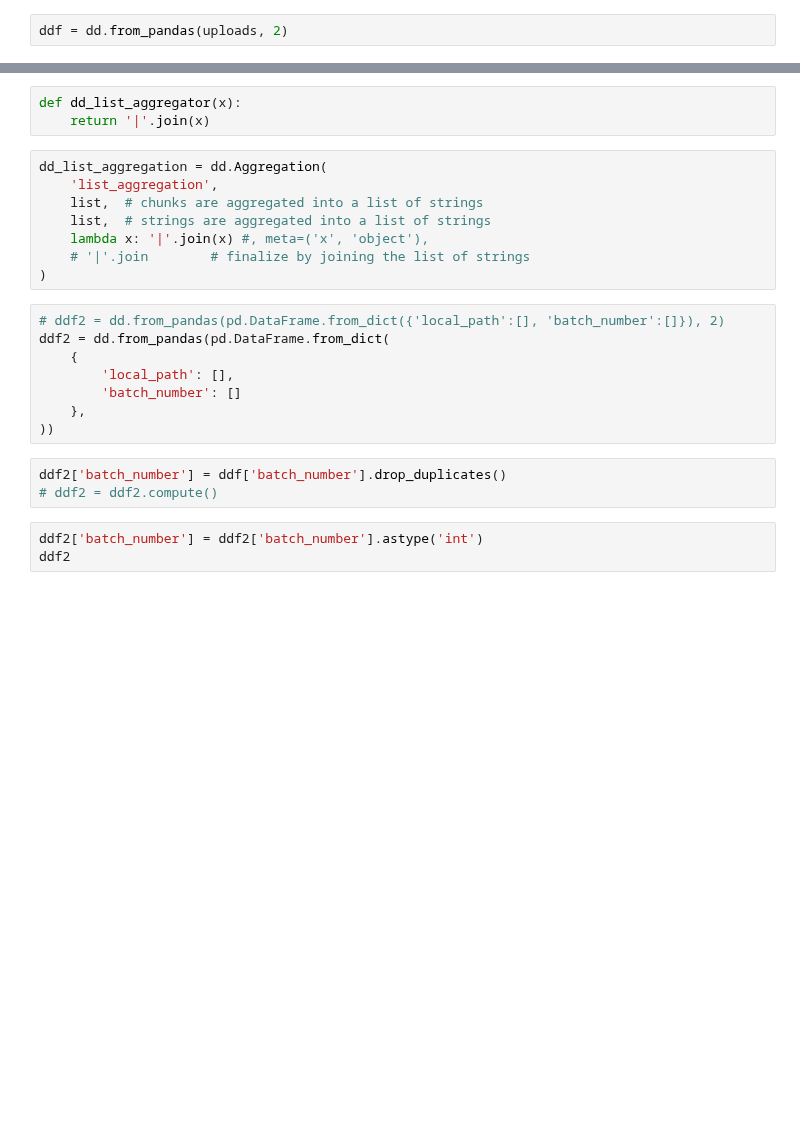
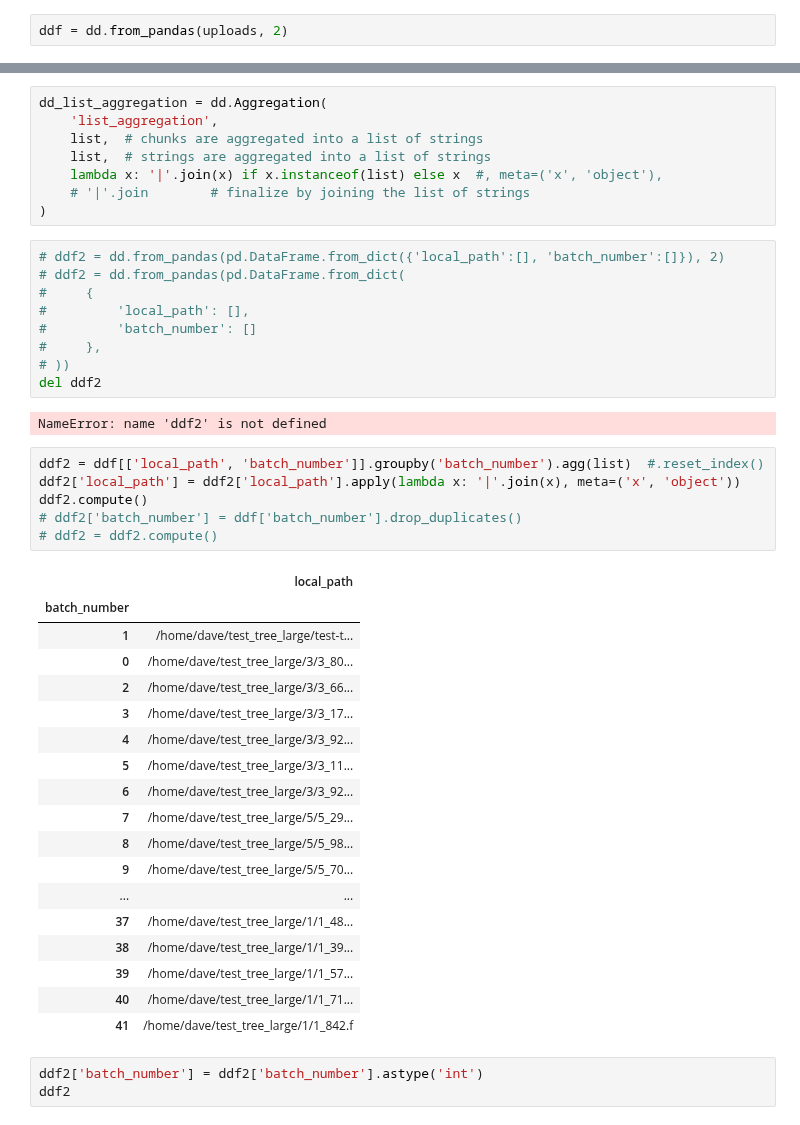
Before and after one commit to lsst-uk/csd3-echo-somerville, a Jupyter notebook: csd3-side/scripts/test_new_traversal_strategy.ipynb, the cells around one changed output, grey strips where cells are left out. Drawn from its saved outputs; the diff is of its cells as text; blank space fills up the shorter version.

```diff
--- a/csd3-side/scripts/test_new_traversal_strategy.ipynb
+++ b/csd3-side/scripts/test_new_traversal_strategy.ipynb
@@ -397,25 +415,47 @@ Dask Name: frompandas, 1 expression
-# %%
-def dd_list_aggregator(x):
-    return '|'.join(x)
 # %%
 dd_list_aggregation = dd.Aggregation(
     'list_aggregation',
     list,  # chunks are aggregated into a list of strings
     list,  # strings are aggregated into a list of strings
-    lambda x: '|'.join(x) #, meta=('x', 'object'),
+    lambda x: '|'.join(x) if x.instanceof(list) else x  #, meta=('x', 'object'),
     # '|'.join        # finalize by joining the list of strings
 )
 # %%
 # ddf2 = dd.from_pandas(pd.DataFrame.from_dict({'local_path':[], 'batch_number':[]}), 2)
-ddf2 = dd.from_pandas(pd.DataFrame.from_dict(
-    {
-        'local_path': [],
-        'batch_number': []
-    },
-))
+# ddf2 = dd.from_pandas(pd.DataFrame.from_dict(
+#     {
+#         'local_path': [],
+#         'batch_number': []
+#     },
+# ))
+del ddf2
+# %% [output]
+NameError: name 'ddf2' is not defined
-# %%
-ddf2['batch_number'] = ddf['batch_number'].drop_duplicates()
-# ddf2 = ddf2.compute()
+# %%
+ddf2 = ddf[['local_path', 'batch_number']].groupby('batch_number').agg(list)  #.reset_index()
+ddf2['local_path'] = ddf2['local_path'].apply(lambda x: '|'.join(x), meta=('x', 'object'))
+ddf2.compute()
+# ddf2['batch_number'] = ddf['batch_number'].drop_duplicates()
+# ddf2 = ddf2.compute()
+# %% [output]
+|  | local_path |
+| batch_number |  |
+| 1 | /home/dave/test_tree_large/test-t... |
+| 0 | /home/dave/test_tree_large/3/3_80... |
+| 2 | /home/dave/test_tree_large/3/3_66... |
+| 3 | /home/dave/test_tree_large/3/3_17... |
+| 4 | /home/dave/test_tree_large/3/3_92... |
+| 5 | /home/dave/test_tree_large/3/3_11... |
+| 6 | /home/dave/test_tree_large/3/3_92... |
+| 7 | /home/dave/test_tree_large/5/5_29... |
+| 8 | /home/dave/test_tree_large/5/5_98... |
+| 9 | /home/dave/test_tree_large/5/5_70... |
+| ... | ... |
+| 37 | /home/dave/test_tree_large/1/1_48... |
+| 38 | /home/dave/test_tree_large/1/1_39... |
+| 39 | /home/dave/test_tree_large/1/1_57... |
+| 40 | /home/dave/test_tree_large/1/1_71... |
+| 41 | /home/dave/test_tree_large/1/1_842.f |
 # %%
 ddf2['batch_number'] = ddf2['batch_number'].astype('int')
 ddf2
```
Also changed, not shown: parts of 10 cells of this notebook, 1 other file.
